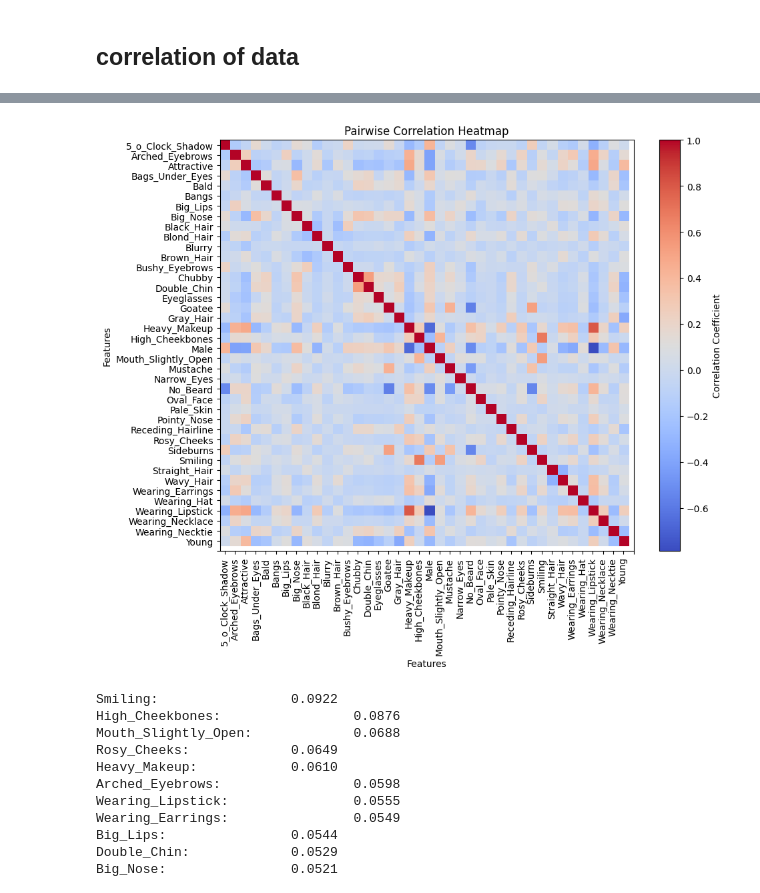
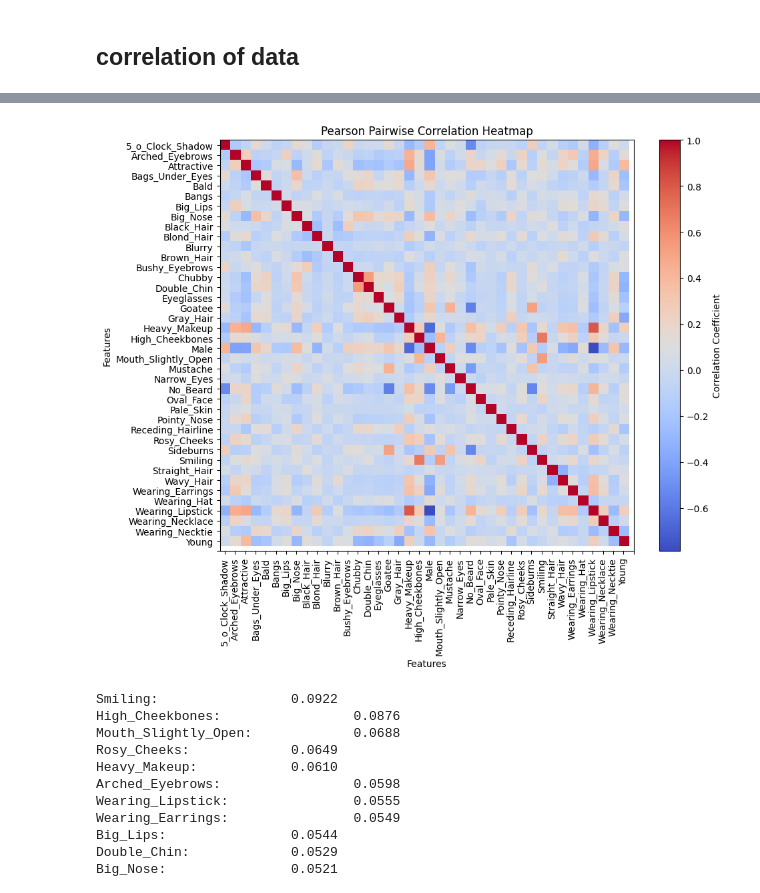
Before and after one commit to RoyRin/ripple_bench, a Jupyter notebook: notebooks/counterfactual_plot_viz.ipynb, the cells around one changed output, grey strips where cells are left out. Drawn from its saved outputs; the diff is of its cells as text; code cells hidden in the pictures.

```diff
--- a/notebooks/counterfactual_plot_viz.ipynb
+++ b/notebooks/counterfactual_plot_viz.ipynb
@@ -140,24 +193,23 @@ for i, attr_i in enumerate(attribute_names):
 # %%
-subset_targets_np = subset_targets.numpy()
 
 correlation_matrix = np.corrcoef(subset_targets_np, rowvar=False)
 correlation_matrix.shape
 
 
 import matplotlib.pyplot as plt
 attr_names = train_dataset.attr_names
 
 plt.figure(figsize=(10, 8))
 plt.imshow(correlation_matrix, cmap="coolwarm", aspect="auto")
 plt.colorbar(label="Correlation Coefficient")
 
 # Set x and y ticks
 plt.xticks(ticks=range(len(attr_names)), labels=attr_names, rotation=90)
 plt.yticks(ticks=range(len(attr_names)), labels=attr_names)
 
-plt.title("Pairwise Correlation Heatmap")
+plt.title("Pearson Pairwise Correlation Heatmap")
 plt.xlabel("Features")
 plt.ylabel("Features")
 plt.show()
 # %% [output]
-[figure, old version]
+[figure, new version]
```
Also changed, not shown: parts of 3 cells of this notebook, 6 other files.
